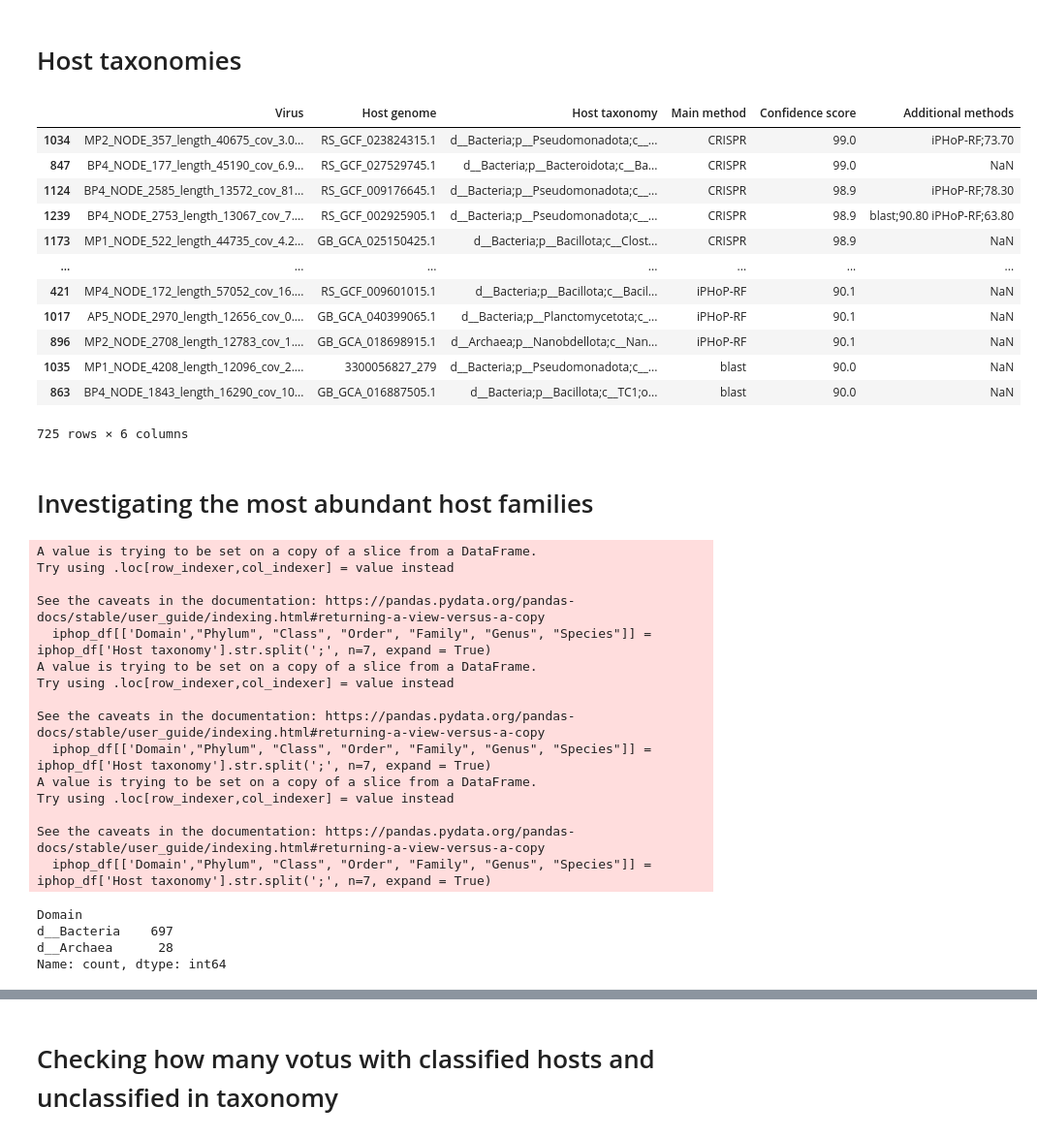
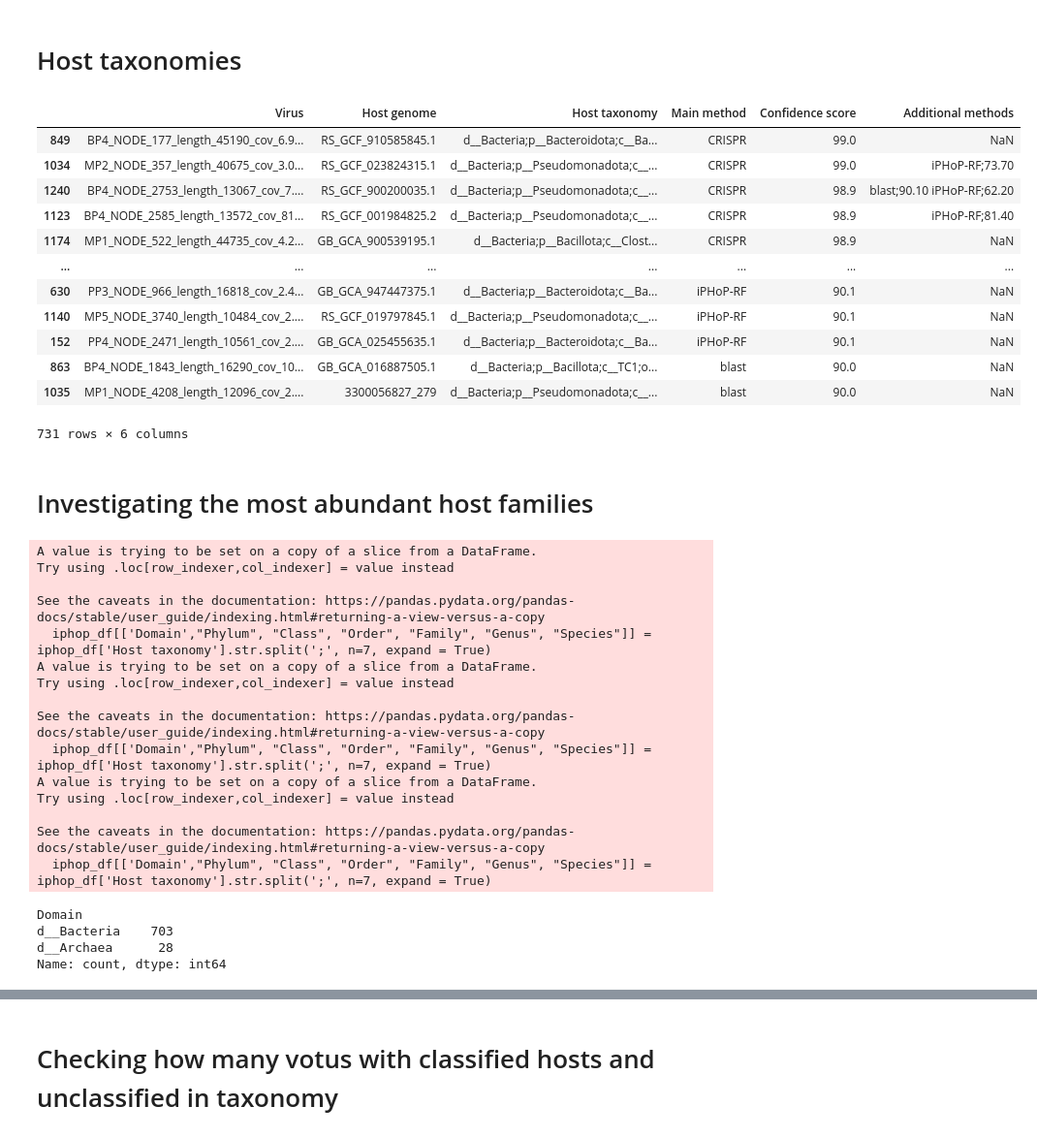
Before and after one commit to TMDavi/Amazon_virome, a Jupyter notebook: data_analysis/05_host_prediction/iphop_results_processing.ipynb, the cells around one changed output, grey strips where cells are left out. Shown at 97% size. Drawn from its saved outputs; the diff is of its cells as text; code cells hidden in the pictures.

```diff
--- a/data_analysis/05_host_prediction/iphop_results_processing.ipynb
+++ b/data_analysis/05_host_prediction/iphop_results_processing.ipynb
@@ -11,49 +11,56 @@ samples = [
     'PP1','PP2','PP3','PP4','PP5',
 ]
 
 def change_name(contig_id, samplename):
     return f'{samplename}_{contig_id}'
 
 def parse_samples(samplelist):
     df = pd.DataFrame()
     temp_df = pd.DataFrame()
     for sample in samplelist:
         temp_df = pd.read_csv(f"/MP_Data/Dados_David/viral_analysis/results/{sample}/iphop/Host_prediction_to_genome_m90.csv",sep=',')
         temp_df['Virus'] = temp_df['Virus'].apply(lambda x: change_name(x, sample))
         if df.empty:
             df = temp_df
         else:
             df = pd.concat([df,temp_df])
     return df
 
 iphop_df = parse_samples(samples)
 
 # CHecking if the votus with predicted hosts are inside the final filtered votus
-with open('/MP_Data/Dados_David/viral_analysis/post_processing/votus_definition/votus_sequences/votus_list.txt','r') as file:
-    virus_list = [line.strip('\n') for line in file.readlines()]
+viral_list = pd.read_csv("/MP_Data/Dados_David/viral_analysis/post_processing/article_scripts/data_analysis/01_process_votus/tables/rel_abund/votus_dataset1_TMM_rel_abund.tsv", sep='\t', header=None)[0].tolist()
 
-iphop_df = iphop_df[iphop_df['Virus'].isin(virus_list)]
+#Removing NCLDVs and virophages (IPHOP does not not contain eukaryotic host data)
+ncldv_list = pd.read_csv("/MP_Data/Dados_David/viral_analysis/post_processing/article_scripts/data_analysis/01_process_votus/ncldvs_virophages/ncldv_scaffolds.tsv", sep='\t', header = None)[0].tolist()
+virophage_list = pd.read_csv("/MP_Data/Dados_David/viral_analysis/post_processing/article_scripts/data_analysis/01_process_votus/ncldvs_virophages/virophage_clust_df.tsv", sep='\t', header = None)[0].tolist()
+
+for votu in viral_list:
+    if votu in ncldv_list or votu in virophage_list:
+        viral_list.remove(votu)
+
+iphop_df = iphop_df[iphop_df['Virus'].isin(viral_list)]
 
 iphop_df = (
     iphop_df.sort_values("Confidence score", ascending=False)
       .drop_duplicates(subset=["Virus"], keep="first")
 )
-iphop_df.to_csv('/MP_Data/Dados_David/viral_analysis/post_processing/votus_definition/votus_sequences/iphop_results.tsv',sep='\t',index=False)
+iphop_df.to_csv('/MP_Data/Dados_David/viral_analysis/post_processing/article_scripts/data_analysis/05_host_prediction/iphop_results.tsv',sep='\t',index=False)
 iphop_df
 # %% [output]
 |  | Virus | Host genome | Host taxonomy | Main method | Confidence score | Additional methods |
+| 849 | BP4_NODE_177_length_45190_cov_6.9... | RS_GCF_910585845.1 | d__Bacteria;p__Bacteroidota;c__Ba... | CRISPR | 99.0 | NaN |
 | 1034 | MP2_NODE_357_length_40675_cov_3.0... | RS_GCF_023824315.1 | d__Bacteria;p__Pseudomonadota;c__... | CRISPR | 99.0 | iPHoP-RF;73.70 |
-| 847 | BP4_NODE_177_length_45190_cov_6.9... | RS_GCF_027529745.1 | d__Bacteria;p__Bacteroidota;c__Ba... | CRISPR | 99.0 | NaN |
-| 1124 | BP4_NODE_2585_length_13572_cov_81... | RS_GCF_009176645.1 | d__Bacteria;p__Pseudomonadota;c__... | CRISPR | 98.9 | iPHoP-RF;78.30 |
-| 1239 | BP4_NODE_2753_length_13067_cov_7.... | RS_GCF_002925905.1 | d__Bacteria;p__Pseudomonadota;c__... | CRISPR | 98.9 | blast;90.80 iPHoP-RF;63.80 |
-| 1173 | MP1_NODE_522_length_44735_cov_4.2... | GB_GCA_025150425.1 | d__Bacteria;p__Bacillota;c__Clost... | CRISPR | 98.9 | NaN |
+| 1240 | BP4_NODE_2753_length_13067_cov_7.... | RS_GCF_900200035.1 | d__Bacteria;p__Pseudomonadota;c__... | CRISPR | 98.9 | blast;90.10 iPHoP-RF;62.20 |
+| 1123 | BP4_NODE_2585_length_13572_cov_81... | RS_GCF_001984825.2 | d__Bacteria;p__Pseudomonadota;c__... | CRISPR | 98.9 | iPHoP-RF;81.40 |
+| 1174 | MP1_NODE_522_length_44735_cov_4.2... | GB_GCA_900539195.1 | d__Bacteria;p__Bacillota;c__Clost... | CRISPR | 98.9 | NaN |
 | ... | ... | ... | ... | ... | ... | ... |
-| 421 | MP4_NODE_172_length_57052_cov_16.... | RS_GCF_009601015.1 | d__Bacteria;p__Bacillota;c__Bacil... | iPHoP-RF | 90.1 | NaN |
-| 1017 | AP5_NODE_2970_length_12656_cov_0.... | GB_GCA_040399065.1 | d__Bacteria;p__Planctomycetota;c_... | iPHoP-RF | 90.1 | NaN |
-| 896 | MP2_NODE_2708_length_12783_cov_1.... | GB_GCA_018698915.1 | d__Archaea;p__Nanobdellota;c__Nan... | iPHoP-RF | 90.1 | NaN |
+| 630 | PP3_NODE_966_length_16818_cov_2.4... | GB_GCA_947447375.1 | d__Bacteria;p__Bacteroidota;c__Ba... | iPHoP-RF | 90.1 | NaN |
+| 1140 | MP5_NODE_3740_length_10484_cov_2.... | RS_GCF_019797845.1 | d__Bacteria;p__Pseudomonadota;c__... | iPHoP-RF | 90.1 | NaN |
+| 152 | PP4_NODE_2471_length_10561_cov_2.... | GB_GCA_025455635.1 | d__Bacteria;p__Bacteroidota;c__Ba... | iPHoP-RF | 90.1 | NaN |
+| 863 | BP4_NODE_1843_length_16290_cov_10... | GB_GCA_016887505.1 | d__Bacteria;p__Bacillota;c__TC1;o... | blast | 90.0 | NaN |
 | 1035 | MP1_NODE_4208_length_12096_cov_2.... | 3300056827_279 | d__Bacteria;p__Pseudomonadota;c__... | blast | 90.0 | NaN |
-| 863 | BP4_NODE_1843_length_16290_cov_10... | GB_GCA_016887505.1 | d__Bacteria;p__Bacillota;c__TC1;o... | blast | 90.0 | NaN |
-725 rows × 6 columns
+731 rows × 6 columns
 # %% [markdown]
 # Investigating the most abundant host families
 # %%
@@ -78,6 +85,6 @@ Try using .loc[row_indexer,col_indexer] = value instead
 See the caveats in the documentation: https://pandas.pydata.org/pandas-docs/stable/user_guide/indexing.html#returning-a-view-versus-a-copy
   iphop_df[['Domain',"Phylum", "Class", "Order", "Family", "Genus", "Species"]] = iphop_df['Host taxonomy'].str.split(';', n=7, expand = True)
 Domain
-d__Bacteria    697
+d__Bacteria    703
 d__Archaea      28
 Name: count, dtype: int64
```
Also changed, not shown: parts of 11 cells of this notebook, 18 other files.
